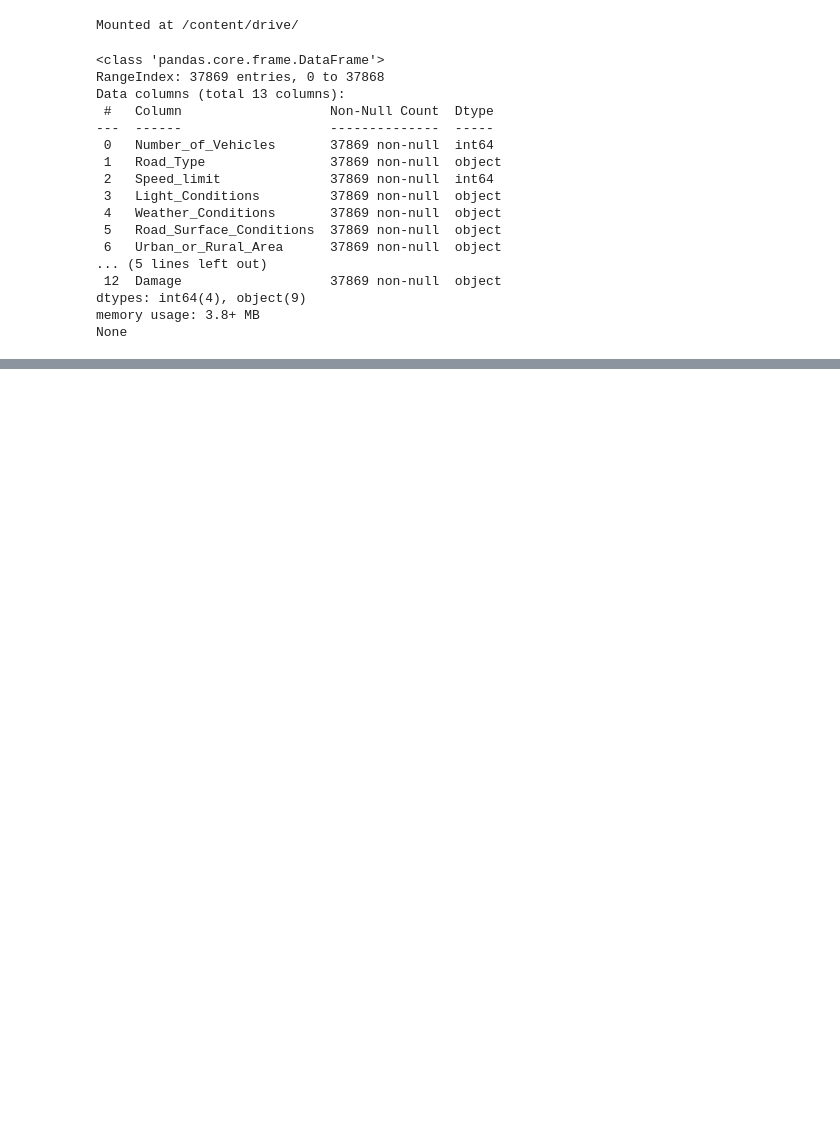
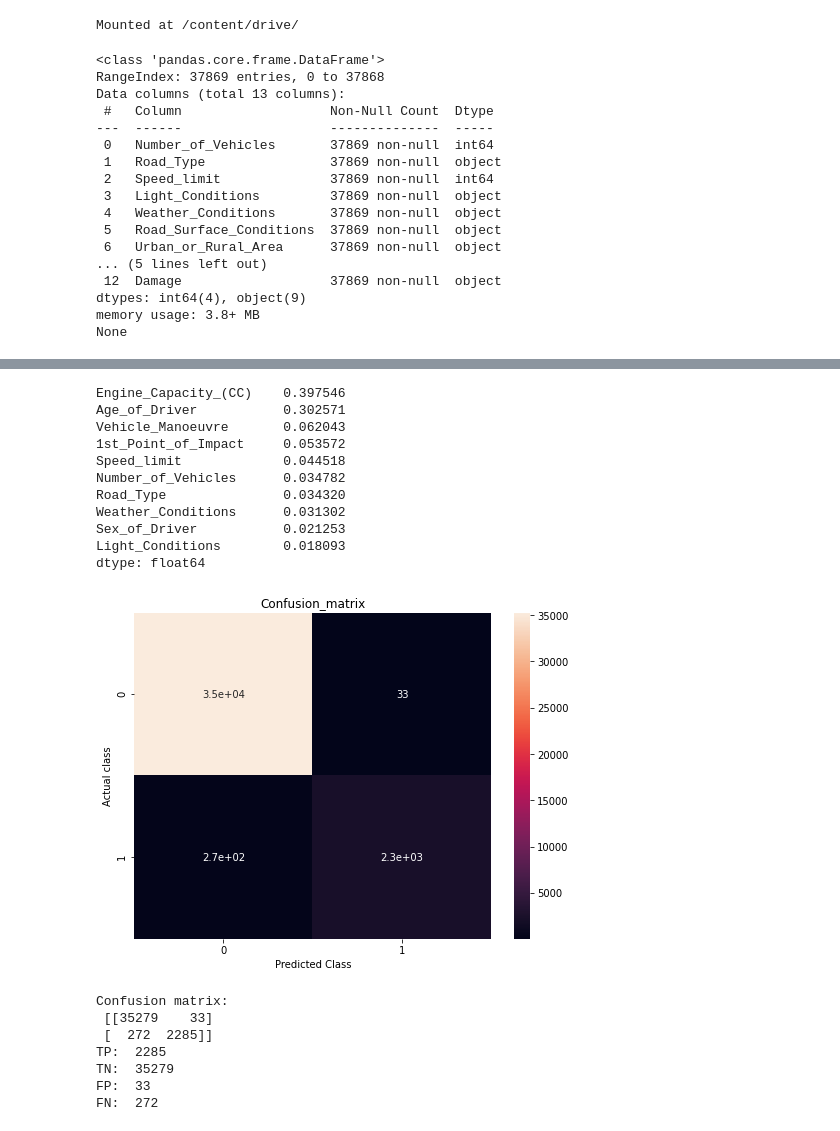
Before and after one commit to swapnilbetkar/python, a Jupyter notebook: VehicleCollision.ipynb, the cells around one changed output, grey strips where cells are left out. Drawn from its saved outputs; the diff is of its cells as text; code cells hidden in the pictures; blank space fills up the shorter version.

```diff
--- a/VehicleCollision.ipynb
+++ b/VehicleCollision.ipynb
@@ -44,13 +44,14 @@ None
 # %%
 dataset['Damage'] = dataset['Damage'].map({'Severe':1, 'Light':0})
 le = LabelEncoder()
-categorical_features = ['Urban_or_Rural_Area','Sex_of_Driver']
+categorical_features = ['Urban_or_Rural_Area','Sex_of_Driver','1st_Point_of_Impact','Road_Type','Light_Conditions','Weather_Conditions','Road_Surface_Conditions','Vehicle_Manoeuvre']
 dataset[categorical_features] = dataset[categorical_features].apply(le.fit_transform)
 
-dataset.head()
-categorical_feature = ['1st_Point_of_Impact','Road_Type','Light_Conditions','Weather_Conditions','Road_Surface_Conditions','Vehicle_Manoeuvre']
-final_data = pd.get_dummies(dataset, columns = categorical_feature)
-final_data.head()
+final_data = dataset
+# dataset.head()
+# categorical_feature = ['1st_Point_of_Impact','Road_Type','Light_Conditions','Weather_Conditions','Road_Surface_Conditions','Vehicle_Manoeuvre']
+# final_data = pd.get_dummies(dataset, columns = categorical_feature)
+# final_data.head()
 
 # dataset.head(100)
 corrs = dataset.corr()
@@ -63,7 +64,7 @@ figure = ff.create_annotated_heatmap(
 figure.show()
 
 # Dividing dataset into label and feature sets
-X = final_data.drop(['Damage'], axis = 1) # Features
+X = final_data.drop(['Damage','Road_Surface_Conditions','Urban_or_Rural_Area'], axis = 1) # Features
 Y = final_data['Damage'] # Labels
 print(type(X))
 print(type(Y))
@@ -78,7 +79,7 @@ model = Pipeline([
         ('balancing', SMOTE(random_state = 101)),
         ('classification', RandomForestClassifier(criterion='entropy', max_features='auto', random_state=1) )
     ])
-grid_param = {'classification__n_estimators': [50,150,100,150,200]}
+grid_param = {'classification__n_estimators': [30,40,50,100,150]}
 
 gd_sr = GridSearchCV(estimator=model, param_grid=grid_param, scoring='precision', cv=5)
 
@@ -116,0 +118,42 @@ Function safe_indexing is deprecated; safe_indexing is deprecated in version 0.2
+# %%
+from sklearn import metrics
+import seaborn as sns
+rfc = RandomForestClassifier(n_estimators=40, criterion='entropy', max_features='auto', random_state=1)
+rfc.fit(X_scaled,Y)
+featimp = pd.Series(rfc.feature_importances_, index=list(X)).sort_values(ascending=False)
+print(featimp)
+
+Y_pred = rfc.predict(X_scaled)
+
+conf_mat = metrics.confusion_matrix(Y, Y_pred)
+plt.figure(figsize=(8,6))
+sns.heatmap(conf_mat,annot=True)
+plt.title("Confusion_matrix")
+plt.xlabel("Predicted Class")
+plt.ylabel("Actual class")
+plt.show()
+print('Confusion matrix: \n', conf_mat)
+print('TP: ', conf_mat[1,1])
+print('TN: ', conf_mat[0,0])
+print('FP: ', conf_mat[0,1])
+print('FN: ', conf_mat[1,0])
+# %% [output]
+Engine_Capacity_(CC)    0.397546
+Age_of_Driver           0.302571
+Vehicle_Manoeuvre       0.062043
+1st_Point_of_Impact     0.053572
+Speed_limit             0.044518
+Number_of_Vehicles      0.034782
+Road_Type               0.034320
+Weather_Conditions      0.031302
+Sex_of_Driver           0.021253
+Light_Conditions        0.018093
+dtype: float64
+[figure, added]
+Confusion matrix:
+ [[35279    33]
+ [  272  2285]]
+TP:  2285
+TN:  35279
+FP:  33
+FN:  272
```
Also changed, not shown: parts of 3 cells of this notebook.
